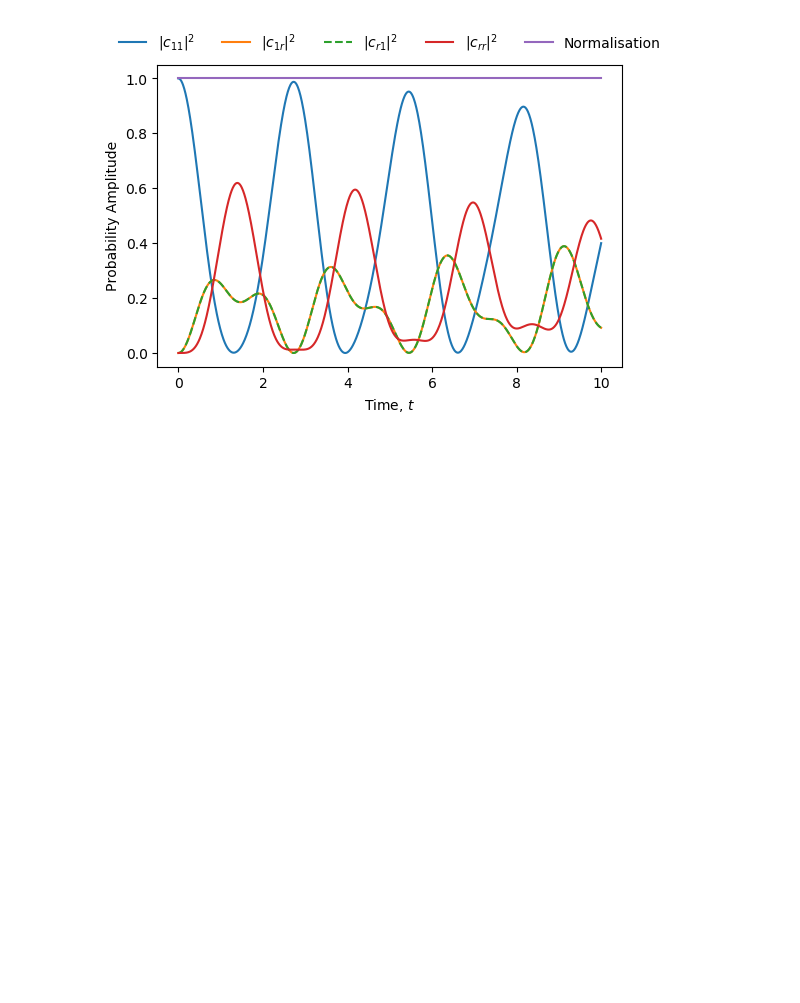
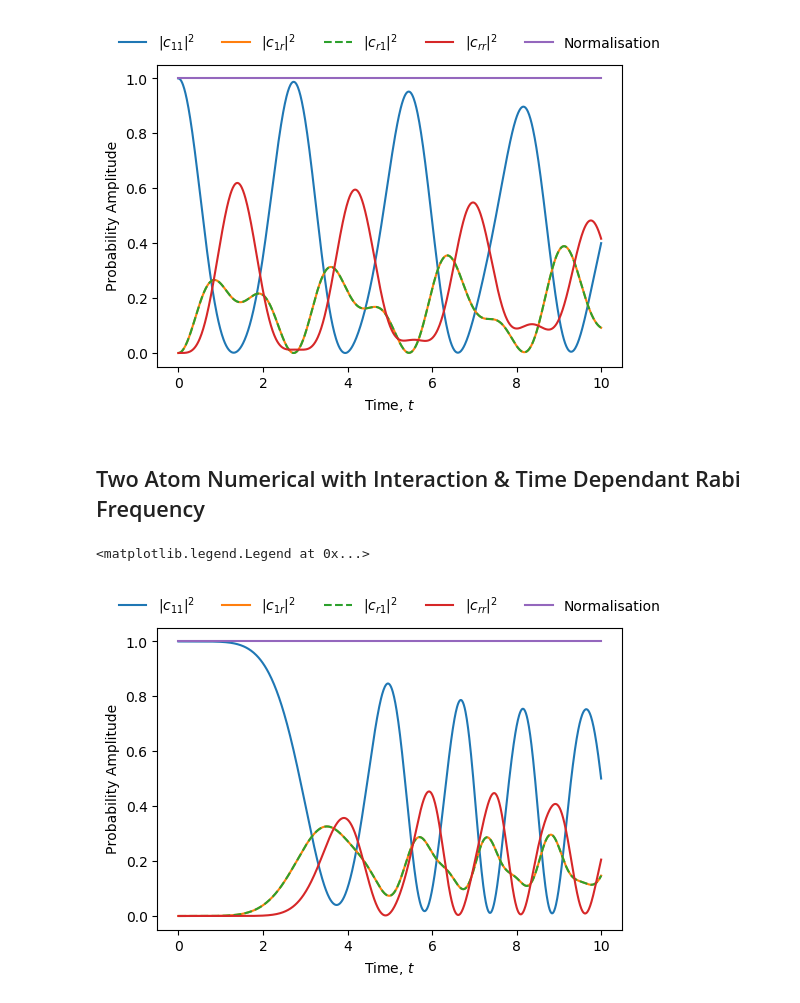
Before and after one commit to OliverDudgeon/QuantumGates, a Jupyter notebook: plots.ipynb, the cells around one changed output. Drawn from its saved outputs; the diff is of its cells as text; code cells hidden in the pictures; blank space fills up the shorter version.

Commit message:
Plots with time dependant frequency to notebook

```diff
--- a/plots.ipynb
+++ b/plots.ipynb
@@ -115,3 +115,30 @@ plt.legend(frameon=False, ncol=5, loc='upper center',
 # %% [output]
 <matplotlib.legend.Legend at 0x...>
 [figure]
+# %% [markdown]
+## Two Atom Numerical with Interaction & Time Dependant Rabi Frequency
+# %%
+from twoatom_numerical import solve_with as twoatom, sine_squared
+from functools import partial
+
+sol = twoatom(laser_func=partial(sine_squared, 2, 5))
+
+# Individual Prob. Amps
+plt.plot(sol.t, np.abs(sol.y[0])**2, label='$|c_{11}|^2$')
+plt.plot(sol.t, np.abs(sol.y[1])**2, label='$|c_{1r}|^2$')
+plt.plot(sol.t, np.abs(sol.y[2])**2, label='$|c_{r1}|^2$', linestyle='--')
+plt.plot(sol.t, np.abs(sol.y[3])**2, label='$|c_{rr}|^2$')
+
+norm = (np.abs(sol.y[0])**2
+        + np.abs(sol.y[2])**2
+        + np.abs(sol.y[3])**2
+        + np.abs(sol.y[1])**2)
+plt.plot(sol.t, norm, label='Normalisation')
+
+plt.xlabel('Time, $t$')
+plt.ylabel('Probability Amplitude')
+plt.legend(frameon=False, ncol=5, loc='upper center',
+           bbox_to_anchor=(0.5, 1.15))
+# %% [output]
+<matplotlib.legend.Legend at 0x...>
+[figure, added]
```
Also changed, not shown: parts of 1 cell of this notebook.
